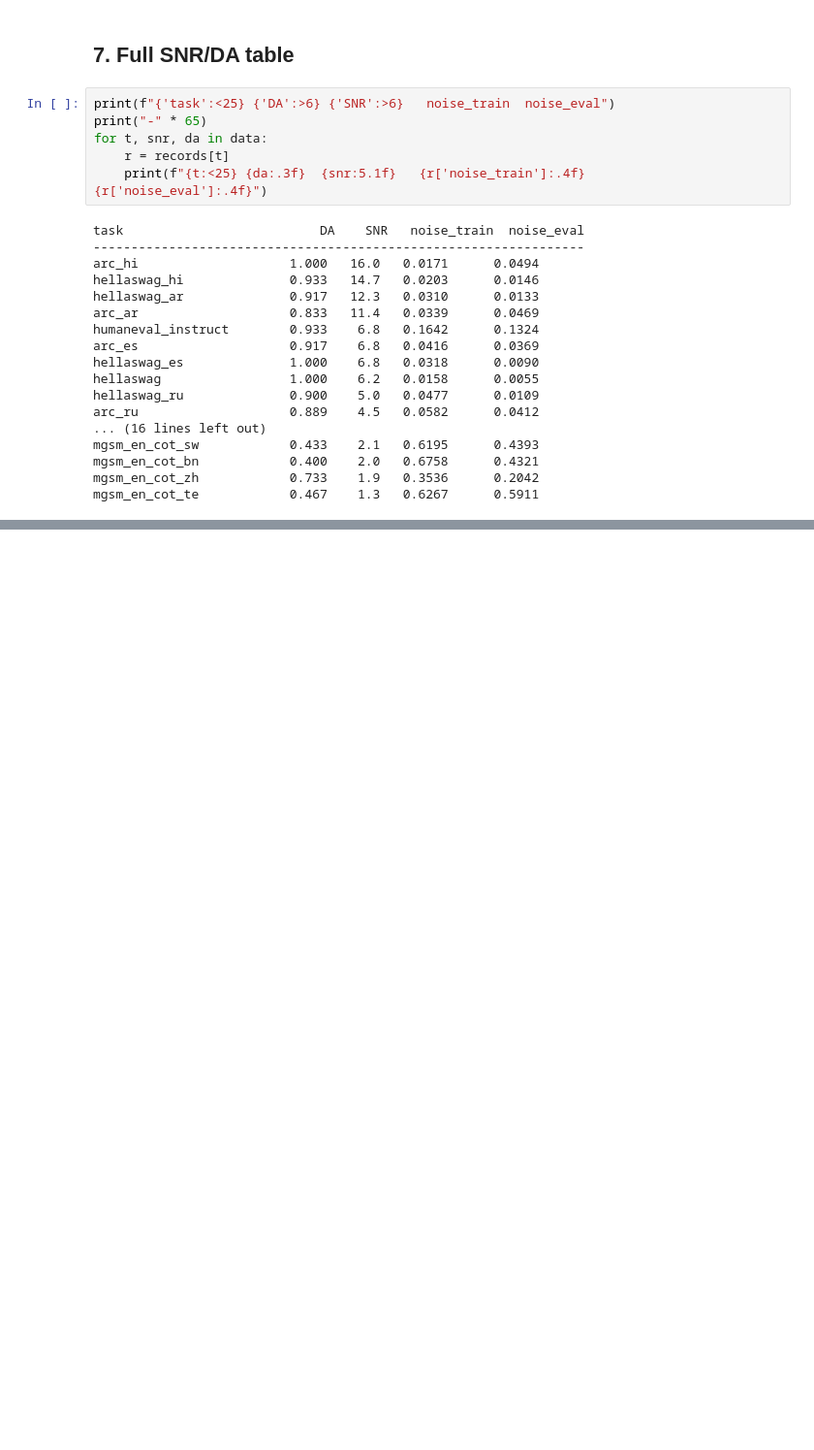
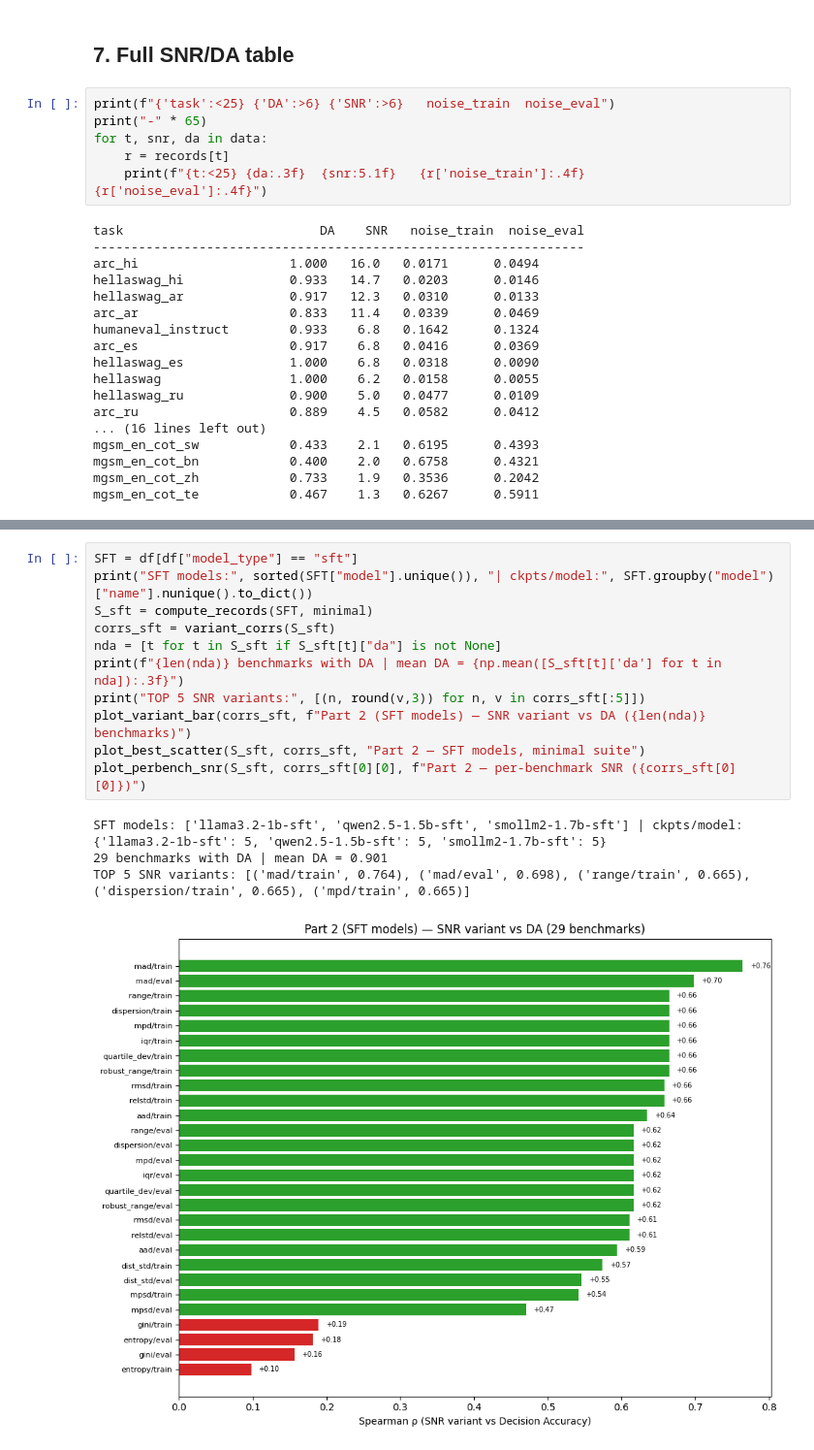
Before and after one commit to mariagrandury/snr-multilingual, a Jupyter notebook: src/Maria_Grandury_408094.ipynb, the cells around one changed output, grey strips where cells are left out. Shown at 97% size. Saved outputs shown, nothing was run; the diff lists cells and outputs as text; blank space fills up the shorter version.

```diff
--- a/src/Maria_Grandury_408094.ipynb
+++ b/src/Maria_Grandury_408094.ipynb
@@ -373,0 +528,16 @@ mgsm_en_cot_te            0.467    1.3   0.6267      0.5911
+# %%
+SFT = df[df["model_type"] == "sft"]
+print("SFT models:", sorted(SFT["model"].unique()), "| ckpts/model:", SFT.groupby("model")["name"].nunique().to_dict())
+S_sft = compute_records(SFT, minimal)
+corrs_sft = variant_corrs(S_sft)
+nda = [t for t in S_sft if S_sft[t]["da"] is not None]
+print(f"{len(nda)} benchmarks with DA | mean DA = {np.mean([S_sft[t]['da'] for t in nda]):.3f}")
+print("TOP 5 SNR variants:", [(n, round(v,3)) for n, v in corrs_sft[:5]])
+plot_variant_bar(corrs_sft, f"Part 2 (SFT models) — SNR variant vs DA ({len(nda)} benchmarks)")
+plot_best_scatter(S_sft, corrs_sft, "Part 2 — SFT models, minimal suite")
+plot_perbench_snr(S_sft, corrs_sft[0][0], f"Part 2 — per-benchmark SNR ({corrs_sft[0][0]})")
+# %% [output]
+SFT models: ['llama3.2-1b-sft', 'qwen2.5-1.5b-sft', 'smollm2-1.7b-sft'] | ckpts/model: {'llama3.2-1b-sft': 5, 'qwen2.5-1.5b-sft': 5, 'smollm2-1.7b-sft': 5}
+29 benchmarks with DA | mean DA = 0.901
+TOP 5 SNR variants: [('mad/train', 0.764), ('mad/eval', 0.698), ('range/train', 0.665), ('dispersion/train', 0.665), ('mpd/train', 0.665)]
+[figure, added]
```
Also changed, not shown: parts of 16 cells of this notebook.
